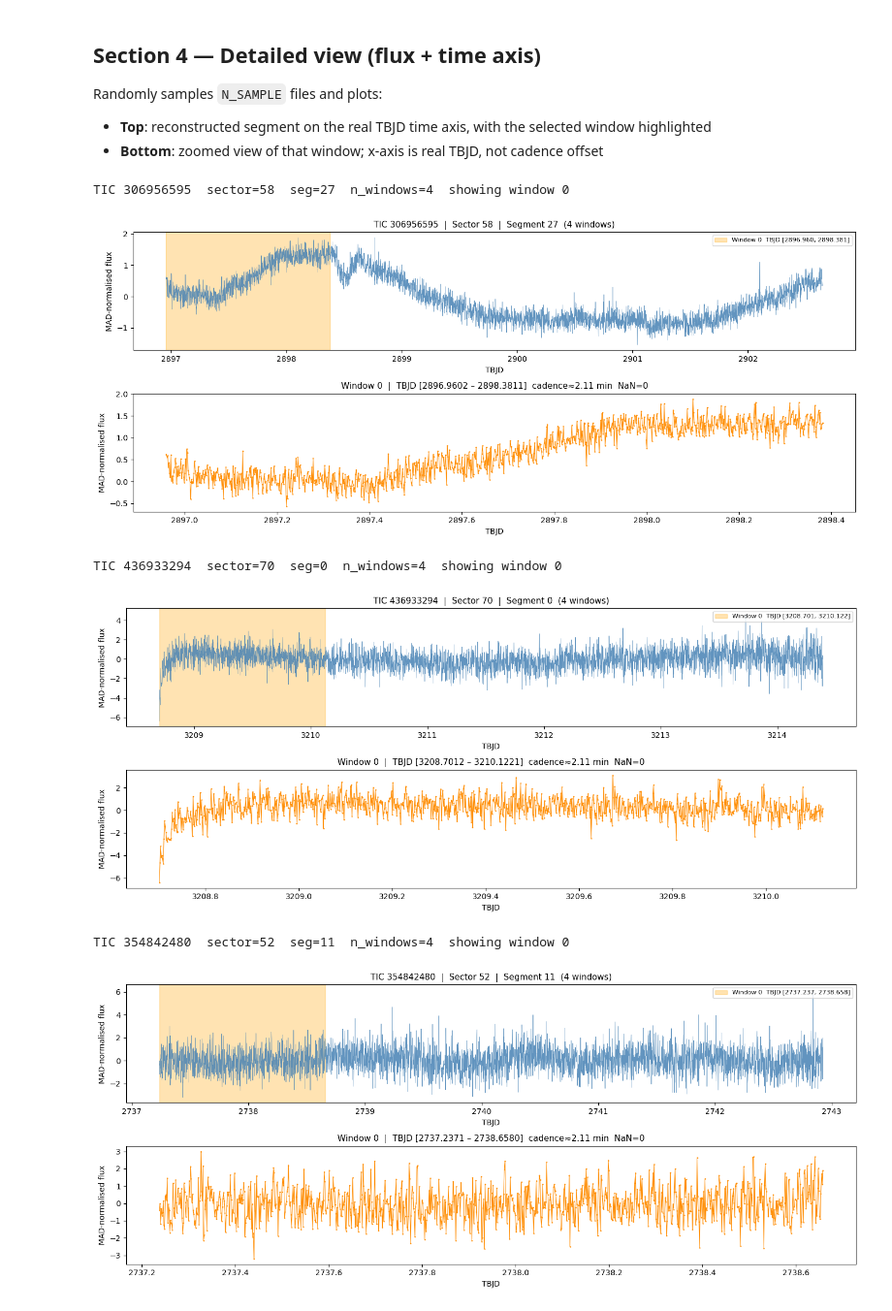
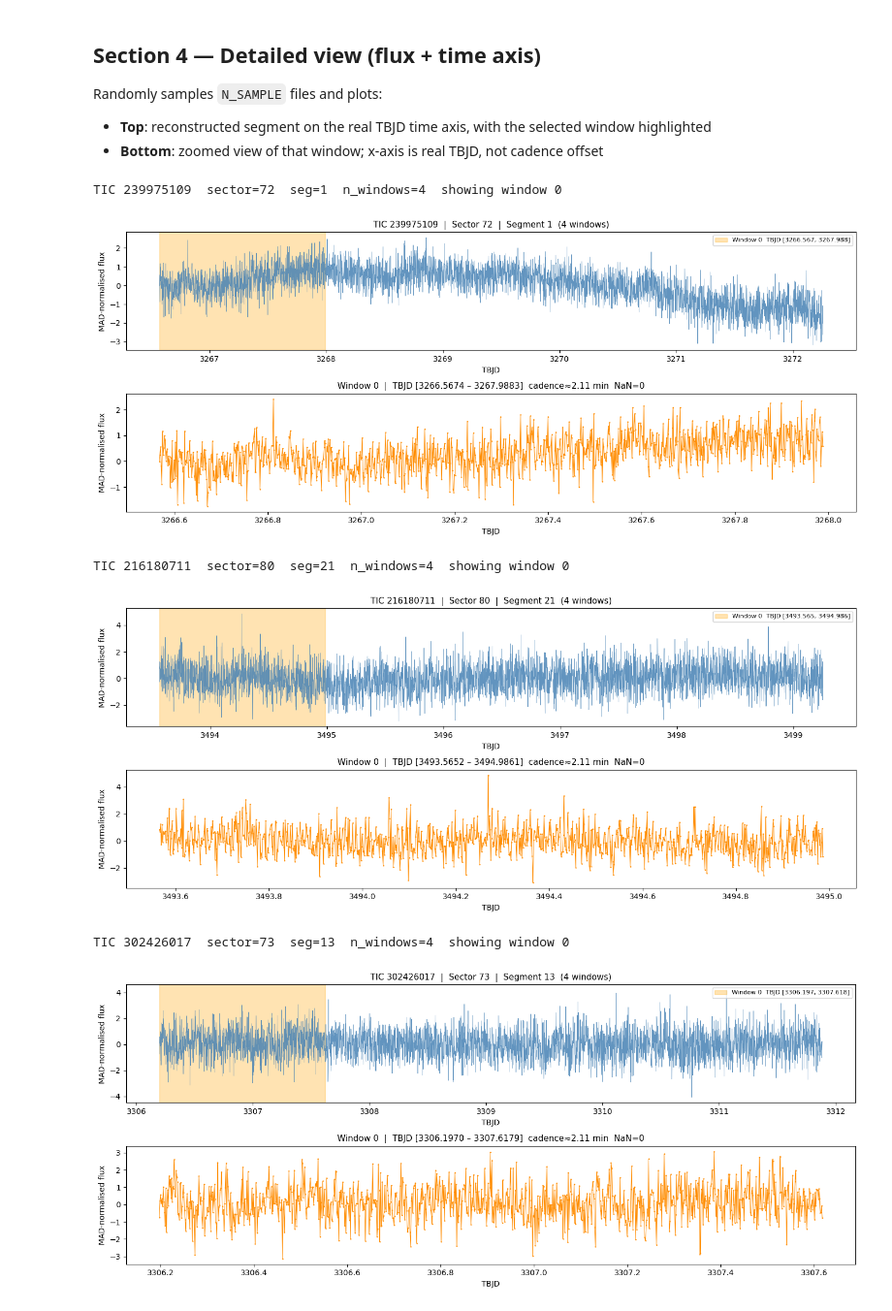
Before and after one commit to BrightonLiu-zZ/Stellar-World-Model, a Jupyter notebook: src/notebooks/inspect_sequences.ipynb, the cells around one changed output. Shown at 97% size. Cells and saved outputs as stored; diff of their text form; code cells hidden in the pictures.

Commit message:
sanity check for window sequences

```diff
--- a/src/notebooks/inspect_sequences.ipynb
+++ b/src/notebooks/inspect_sequences.ipynb
@@ -276,9 +615,6 @@ Randomly samples `N_SAMPLE` files and plots:
 # %%
 N_SAMPLE   = 3    # number of files to inspect visually
 WINDOW_IDX = 0    # which window to highlight; clipped to [0, n_windows-1]
-
-rng          = random.Random(SEED)
-sample_files = rng.sample(new_schema or all_files, min(N_SAMPLE, len(new_schema or all_files)))
 
 
 def reconstruct_segment_timed(
@@ -288,7 +624,6 @@ def reconstruct_segment_timed(
 
     windows: (N, T)  flux array (squeezed)
     times:   (N, T)  TBJD array
-
     Returns (flux_1d, time_1d) of length (N-1)*stride + T.
     Later windows overwrite earlier ones in the overlap zone.
     """
@@ -304,76 +639,62 @@ def reconstruct_segment_timed(
 
 
 def plot_detail(npz_path: Path, window_idx: int = 0) -> None:
+    """Plot reconstructed segment (top) and zoomed window (bottom) for one NPZ."""
     d        = np.load(npz_path, allow_pickle=True)
     windows  = d["windows"].squeeze(-1)              # (N, 1024)
-    has_times = "times" in d.files
-    times    = d["times"] if has_times else None     # (N, 1024) or None
+    times    = d["times"]                            # (N, 1024)
     tic_id   = int(d["tic_id"])
     sector   = int(d["sector"])
     seg_idx  = int(d["seg_idx"])
     n_win    = windows.shape[0]
     window_idx = min(window_idx, n_win - 1)
 
     print(
         f"TIC {tic_id}  sector={sector}  seg={seg_idx}  "
         f"n_windows={n_win}  showing window {window_idx}"
     )
 
-    if has_times:
-        flux_seg, time_seg = reconstruct_segment_timed(windows, times, STRIDE)
-        win_time = times[window_idx]
-        x_seg_label = "TBJD"
-    else:
-        # fallback: cadence offsets (old-schema files)
-        total = (n_win - 1) * STRIDE + T
-        flux_seg = np.full(total, np.nan)
-        for i, w in enumerate(windows):
-            flux_seg[i * STRIDE : i * STRIDE + T] = w
-        time_seg  = np.arange(total, dtype=float)
-        win_time  = time_seg[window_idx * STRIDE : window_idx * STRIDE + T]
-        x_seg_label = "Cadence offset (no times key)"
+    flux_seg, time_seg = reconstruct_segment_timed(windows, times, STRIDE)
+    win_time = times[window_idx]
 
     fig, axes = plt.subplots(2, 1, figsize=(14, 6), sharex=False)
 
     # Top — full reconstructed segment
     axes[0].plot(time_seg, flux_seg, lw=0.5, color="steelblue", alpha=0.85)
-    if has_times:
-        axes[0].axvspan(
-            float(win_time[0]), float(win_time[-1]),
-            color="orange", alpha=0.30,
-            label=f"Window {window_idx}  TBJD [{win_time[0]:.3f}, {win_time[-1]:.3f}]"
-        )
+    axes[0].axvspan(
+        float(win_time[0]), float(win_time[-1]),
+        color="orange", alpha=0.30,
+        label=f"Window {window_idx}  TBJD [{win_time[0]:.3f}, {win_time[-1]:.3f}]",
+    )
     axes[0].set_title(
         f"TIC {tic_id}  |  Sector {sector}  |  Segment {seg_idx}  ({n_win} windows)",
-        fontsize=11
+        fontsize=11,
     )
-    axes[0].set_ylabel("MAD-normalised flux")
-    axes[0].set_xlabel(x_seg_label)
+    axes[0].set_ylabel("MAD-normalised flux"); axes[0].set_xlabel("TBJD")
     axes[0].legend(fontsize=8, loc="upper right")
 
     # Bottom — zoomed window
     win_flux = windows[window_idx]
     nan_ct   = int(np.isnan(win_flux).sum())
     axes[1].plot(win_time, win_flux, lw=0.8, color="darkorange", marker=".", ms=1.5)
-    title_extra = (
-        f"TBJD [{win_time[0]:.4f} – {win_time[-1]:.4f}]  "
-        f"cadence≈{float(np.median(np.diff(win_time))) * 1440:.2f} min  NaN={nan_ct}"
-        if has_times else f"length={T}  NaN={nan_ct}"
+    cadence_min = float(np.median(np.diff(win_time))) * 1440
+    axes[1].set_title(
+        f"Window {window_idx}  |  TBJD [{win_time[0]:.4f} – {win_time[-1]:.4f}]  "
+        f"cadence≈{cadence_min:.2f} min  NaN={nan_ct}",
+        fontsize=11,
     )
-    axes[1].set_title(f"Window {window_idx}  |  {title_extra}", fontsize=11)
-    axes[1].set_ylabel("MAD-normalised flux")
-    axes[1].set_xlabel(x_seg_label)
-
-    plt.tight_layout()
-    plt.show()
+    axes[1].set_ylabel("MAD-normalised flux"); axes[1].set_xlabel("TBJD")
+    plt.tight_layout(); plt.show()
 
 
-for path in sample_files:
+rng           = random.Random(SEED)
+detail_sample = rng.sample(sample_paths, min(N_SAMPLE, len(sample_paths)))
+for path in detail_sample:
     plot_detail(path, window_idx=WINDOW_IDX)
 # %% [output]
-TIC 306956595  sector=58  seg=27  n_windows=4  showing window 0
+TIC 239975109  sector=72  seg=1  n_windows=4  showing window 0
-[figure, old version]
+[figure, new version]
-TIC 436933294  sector=70  seg=0  n_windows=4  showing window 0
+TIC 216180711  sector=80  seg=21  n_windows=4  showing window 0
-[figure, old version]
+[figure, new version]
-TIC 354842480  sector=52  seg=11  n_windows=4  showing window 0
+TIC 302426017  sector=73  seg=13  n_windows=4  showing window 0
-[figure, old version]
+[figure, new version]
```
Also changed, not shown: parts of 20 cells of this notebook.
